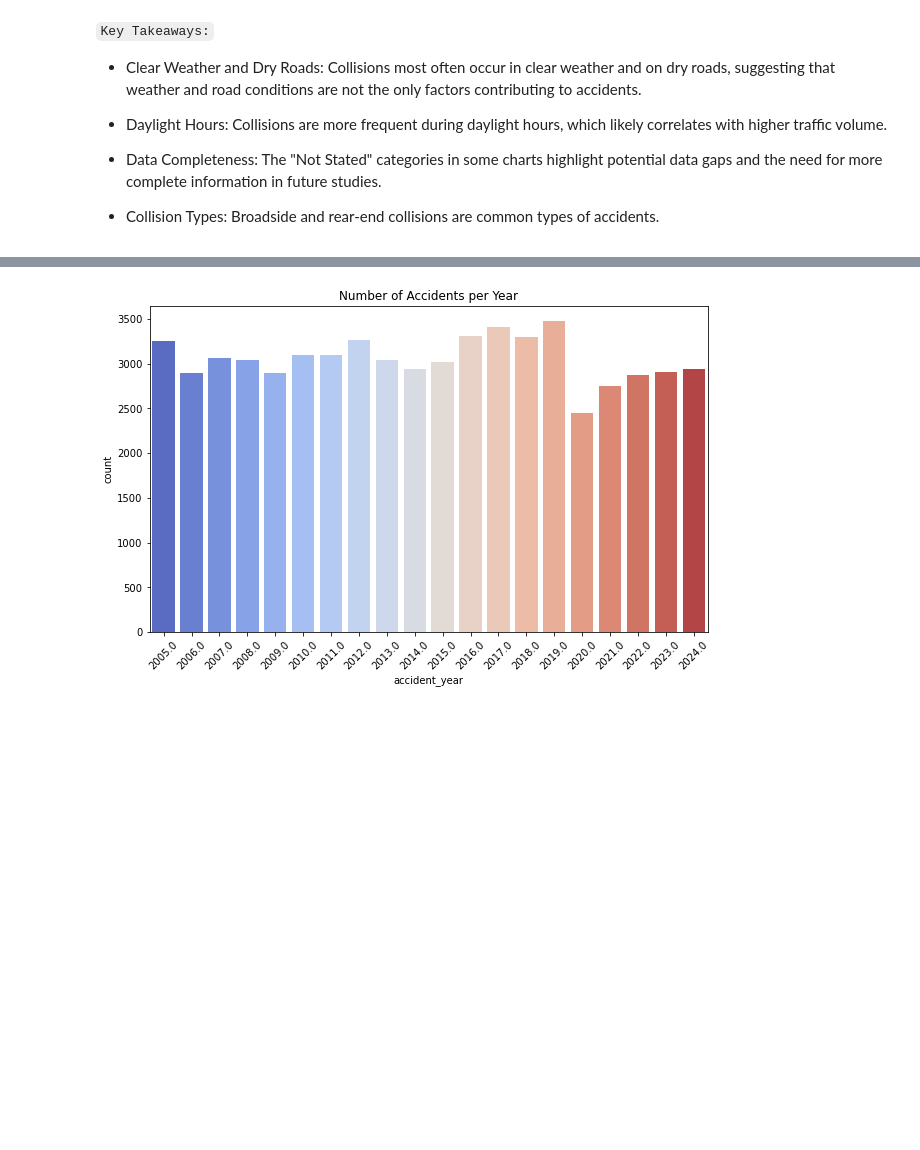
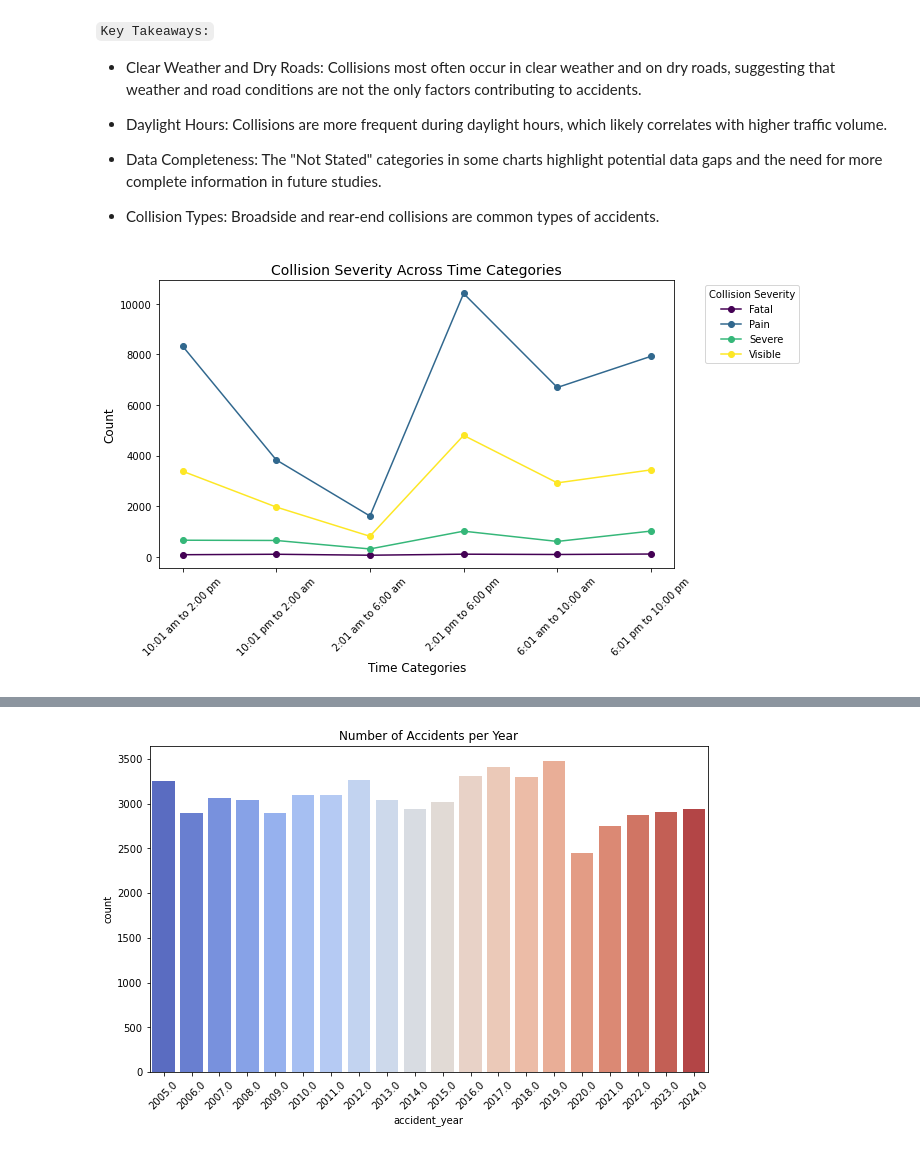
Before and after one commit to JmercyA/CAPSTONE-PROJECT-GROUP-3, a Jupyter notebook: Index.ipynb, the cells around one changed output, grey strips where cells are left out. Drawn from its saved outputs; the diff is of its cells as text; code cells hidden in the pictures; blank space fills up the shorter version.

```diff
--- a/Index.ipynb
+++ b/Index.ipynb
@@ -607,3 +621,16 @@ plt.show()
 - Data Completeness: The "Not Stated" categories in some charts highlight potential data gaps and the need for more complete information in future studies.
 
 - Collision Types: Broadside and rear-end collisions are common types of accidents.
+# %%
+#Time of day versus severity
+time_severity = data.groupby(['time_cat', 'collision_severity']).size().unstack(fill_value=0)
+time_severity.plot(kind='line', figsize=(10, 6), marker='o', colormap='viridis')
+plt.title('Collision Severity Across Time Categories', fontsize=14)
+plt.xlabel('Time Categories', fontsize=12)
+plt.ylabel('Count', fontsize=12)
+plt.legend(title='Collision Severity', bbox_to_anchor=(1.05, 1), loc='upper left')
+plt.xticks(rotation=45)
+plt.tight_layout()
+plt.show()
+# %% [output]
+[figure, added]
```
Also changed, not shown: parts of 20 cells of this notebook, 1 other file.
